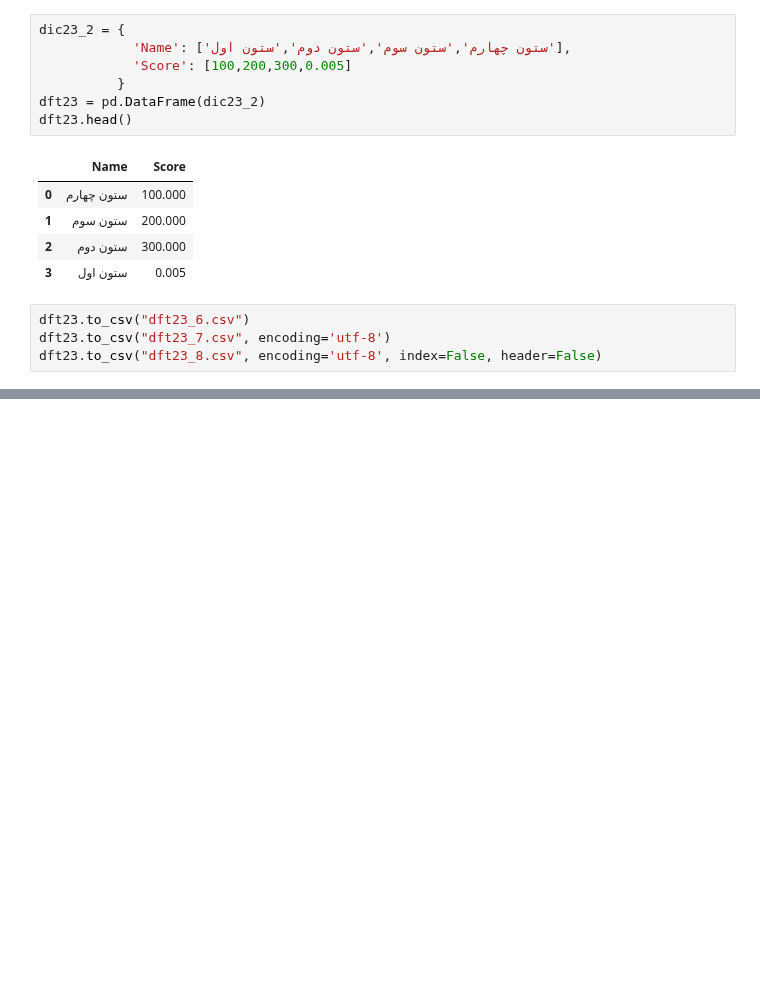
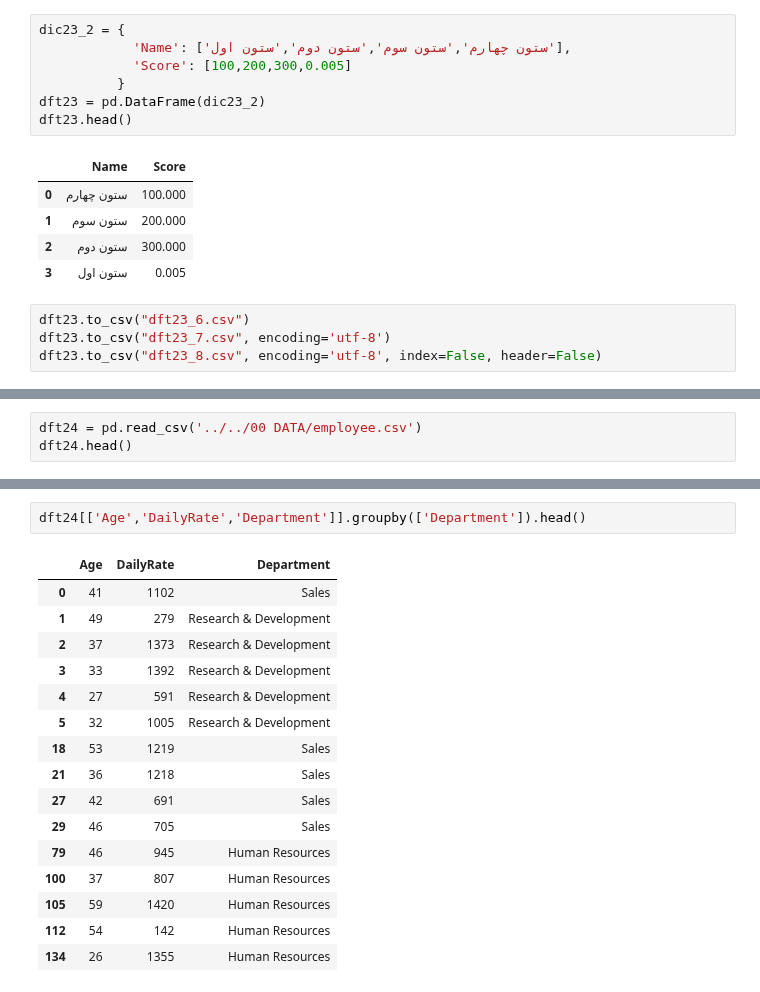
Before and after one commit to poorialari2017/ML_git001, a Jupyter notebook: MLproj002/Pooria/01 Preprocessing/Pandas/02 30Trick of Pandas.ipynb, the cells around one changed output, grey strips where cells are left out. Cells and saved outputs as stored; diff of their text form; blank space fills up the shorter version.

```diff
--- a/MLproj002/Pooria/01 Preprocessing/Pandas/02 30Trick of Pandas.ipynb
+++ b/MLproj002/Pooria/01 Preprocessing/Pandas/02 30Trick of Pandas.ipynb
@@ -2026,0 +2031,3 @@ gc.collect()
+# %%
+dft24 = pd.read_csv('../../00 DATA/employee.csv')
+dft24.head()
@@ -2026,0 +2042,19 @@ gc.collect()
+# %%
+dft24[['Age','DailyRate','Department']].groupby(['Department']).head()
+# %% [output]
+|  | Age | DailyRate | Department |
+| 0 | 41 | 1102 | Sales |
+| 1 | 49 | 279 | Research & Development |
+| 2 | 37 | 1373 | Research & Development |
+| 3 | 33 | 1392 | Research & Development |
+| 4 | 27 | 591 | Research & Development |
+| 5 | 32 | 1005 | Research & Development |
+| 18 | 53 | 1219 | Sales |
+| 21 | 36 | 1218 | Sales |
+| 27 | 42 | 691 | Sales |
+| 29 | 46 | 705 | Sales |
+| 79 | 46 | 945 | Human Resources |
+| 100 | 37 | 807 | Human Resources |
+| 105 | 59 | 1420 | Human Resources |
+| 112 | 54 | 142 | Human Resources |
+| 134 | 26 | 1355 | Human Resources |
```
Also changed, not shown: parts of 41 cells of this notebook.
